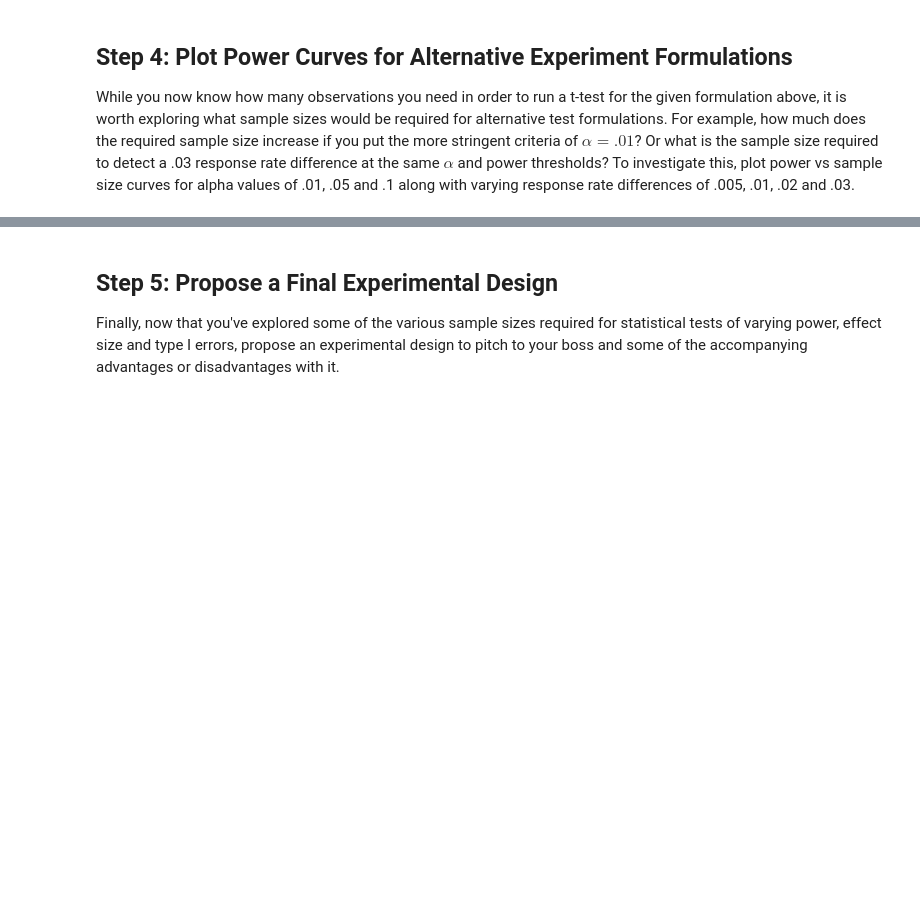
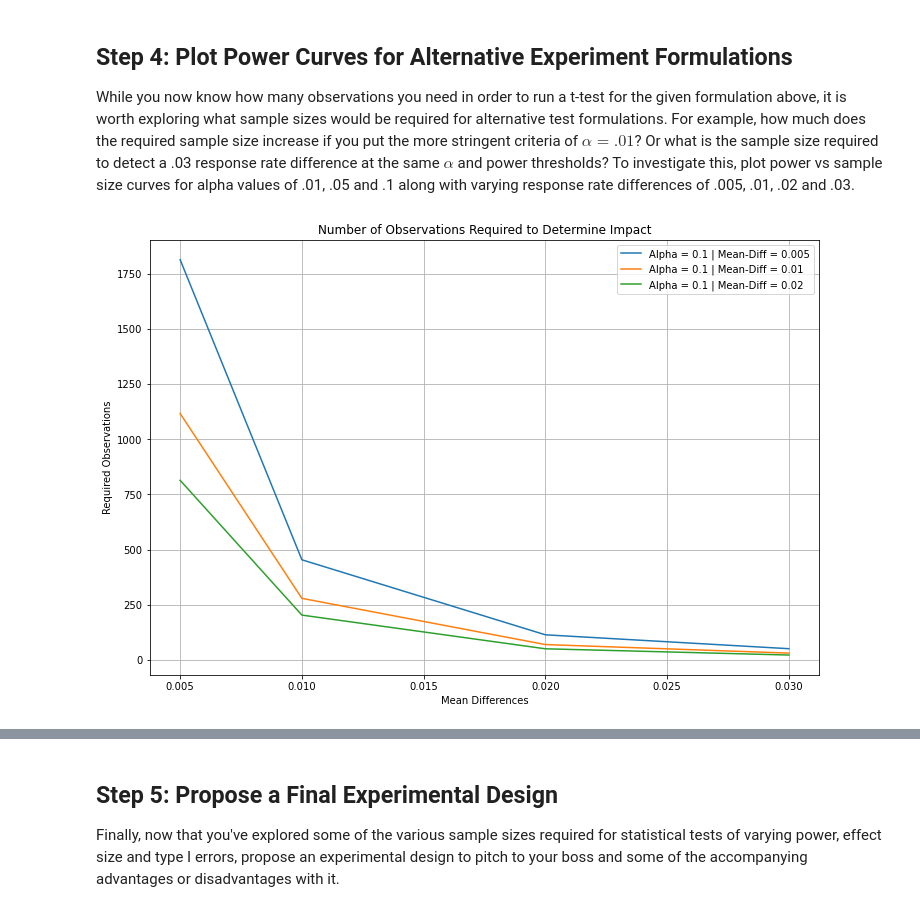
Before and after one commit to dvdhartsman/AB_testing, a Jupyter notebook: index.ipynb, the cells around one changed output, grey strips where cells are left out. Cells and saved outputs as stored; diff of their text form; code cells hidden in the pictures; blank space fills up the shorter version.

Commit message:
Worked on plotting samples required

```diff
--- a/index.ipynb
+++ b/index.ipynb
@@ -61,0 +69,33 @@ While you now know how many observations you need in order to run a t-test for t
+# %%
+#Your code; plot power curves for the various alpha and effect size combinations
+alphas = [0.01, 0.05, 0.1]
+differences = [e/0.0475 for e in[0.005, 0.01, 0.02, 0.03]]
+
+# initialize the figure
+container = []
+fig, ax = plt.subplots(figsize=(12,8))
+
+# loop through different p-value thresholds
+for i in alphas:
+    # container for the different required sample sizes
+    sample_reqd = []
+    # loop through different mean_differences of performance
+    for idx, j in enumerate(differences):
+        power_analysis = TTestIndPower()
+        mean_difference = j
+        sd = 0.0475
+        effect_size = mean_difference / sd
+        sample_reqd.append(power_analysis.solve_power(alpha=i, effect_size=effect_size, power=.8, \
+                                                      alternative='larger'))
+    container.append(sample_reqd)
+
+for idx, i in enumerate(container):
+    ax.plot(differences, i)
+    ax.legend([f"Alpha = {alphas[idx]} | Mean-Diff = {differences[0]}", f"Alpha = {alphas[idx]} | Mean-Diff = {differences[1]}",\
+               f"Alpha = {alphas[idx]} | Mean-Diff = {differences[2]}", f"Alpha = {alphas[idx]} | Mean-Diff = {differences[3]}"])
+    ax.set_xlabel("Mean Differences")
+    ax.set_ylabel("Required Observations")
+    ax.set_title("Number of Observations Required to Determine Impact")
+    plt.grid(True)
+# %% [output]
+[figure, added]
```
Also changed, not shown: parts of 5 cells of this notebook.
